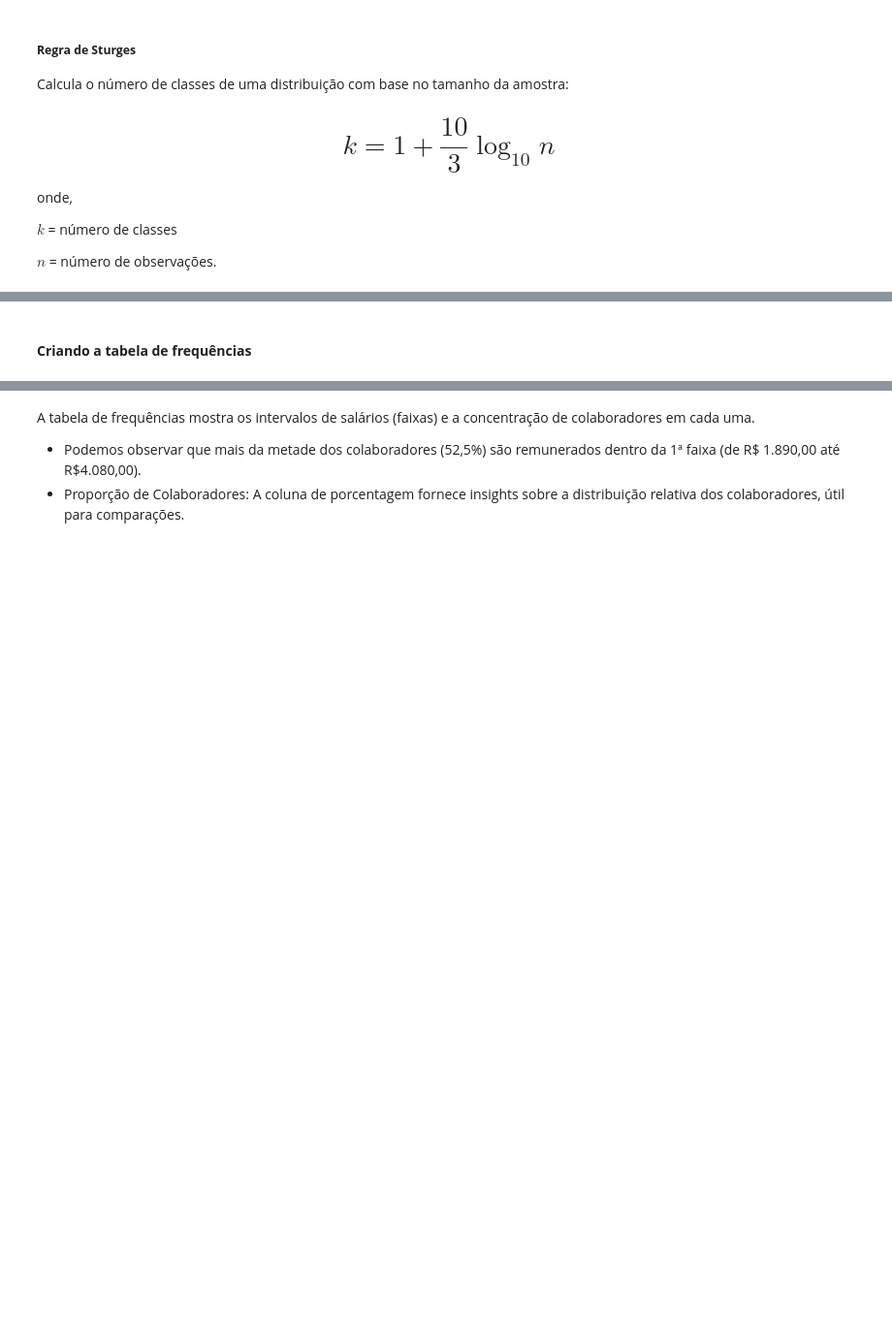
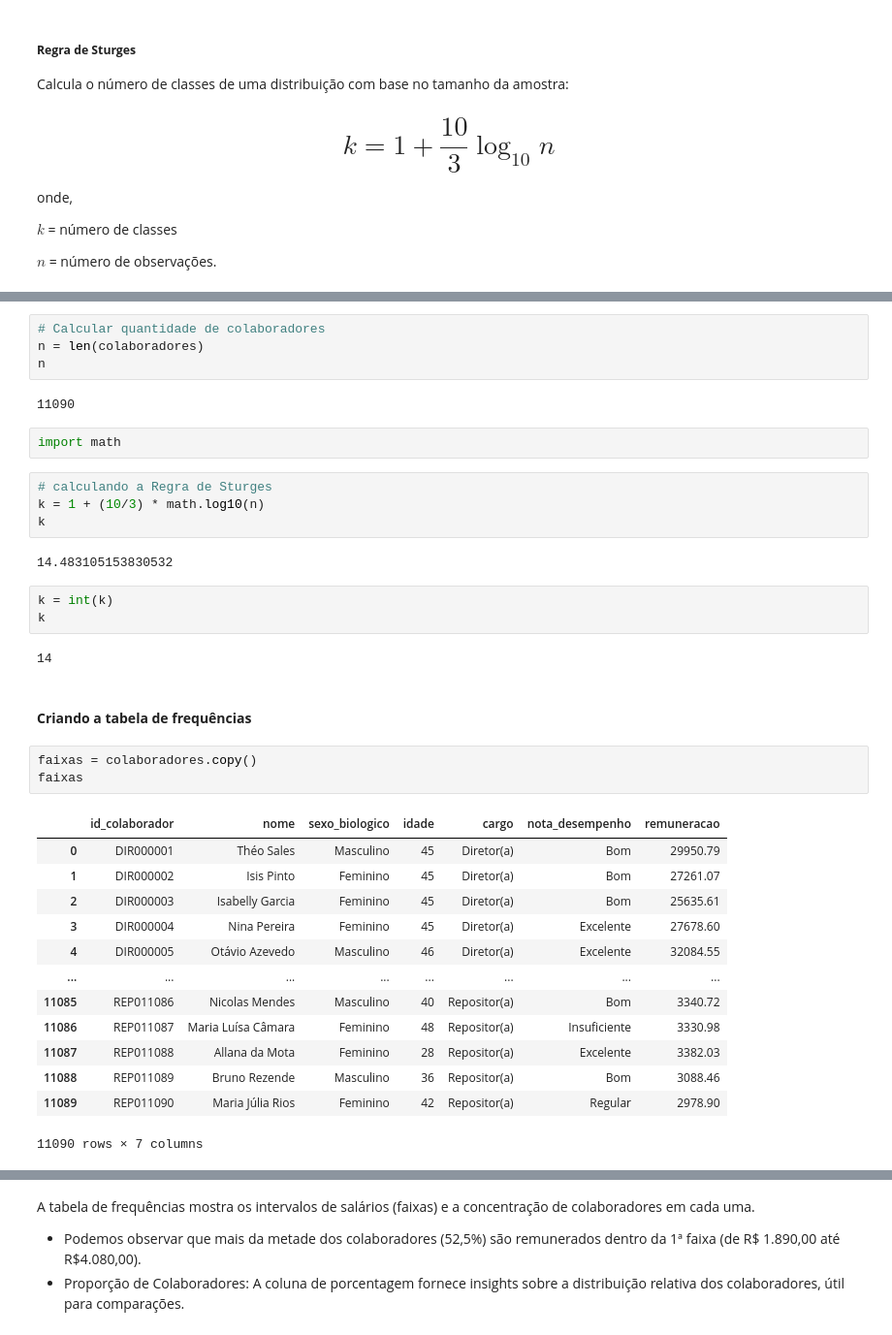
Before and after one commit to lggugs/python, a Jupyter notebook: python_frequencias_e_medidas.ipynb, the cells around one changed output, grey strips where cells are left out. Shown at 97% size. Saved outputs shown, nothing was run; the diff lists cells and outputs as text; blank space fills up the shorter version.

Commit message:
Calculando as faixas salariais de acordo com quantidade de classe

```diff
--- a/python_frequencias_e_medidas.ipynb
+++ b/python_frequencias_e_medidas.ipynb
@@ -1210,2 +1218,38 @@ colaboradores = pd.read_csv(url)
+# %%
+# Calcular quantidade de colaboradores
+n = len(colaboradores)
+n
+# %% [output]
+11090
+# %%
+import math
+# %%
+# calculando a Regra de Sturges
+k = 1 + (10/3) * math.log10(n)
+k
+# %% [output]
+14.483105153830532
+# %%
+k = int(k)
+k
+# %% [output]
+14
 # %% [markdown]
 #### **Criando a tabela de frequências**
+# %%
+faixas = colaboradores.copy()
+faixas
+# %% [output]
+|  | id_colaborador | nome | sexo_biologico | idade | cargo | nota_desempenho | remuneracao |
+| 0 | DIR000001 | Théo Sales | Masculino | 45 | Diretor(a) | Bom | 29950.79 |
+| 1 | DIR000002 | Isis Pinto | Feminino | 45 | Diretor(a) | Bom | 27261.07 |
+| 2 | DIR000003 | Isabelly Garcia | Feminino | 45 | Diretor(a) | Bom | 25635.61 |
+| 3 | DIR000004 | Nina Pereira | Feminino | 45 | Diretor(a) | Excelente | 27678.60 |
+| 4 | DIR000005 | Otávio Azevedo | Masculino | 46 | Diretor(a) | Excelente | 32084.55 |
+| ... | ... | ... | ... | ... | ... | ... | ... |
+| 11085 | REP011086 | Nicolas Mendes | Masculino | 40 | Repositor(a) | Bom | 3340.72 |
+| 11086 | REP011087 | Maria Luísa Câmara | Feminino | 48 | Repositor(a) | Insuficiente | 3330.98 |
+| 11087 | REP011088 | Allana da Mota | Feminino | 28 | Repositor(a) | Excelente | 3382.03 |
+| 11088 | REP011089 | Bruno Rezende | Masculino | 36 | Repositor(a) | Bom | 3088.46 |
+| 11089 | REP011090 | Maria Júlia Rios | Feminino | 42 | Repositor(a) | Regular | 2978.90 |
+11090 rows × 7 columns
```
Also changed, not shown: parts of 6 cells of this notebook.
